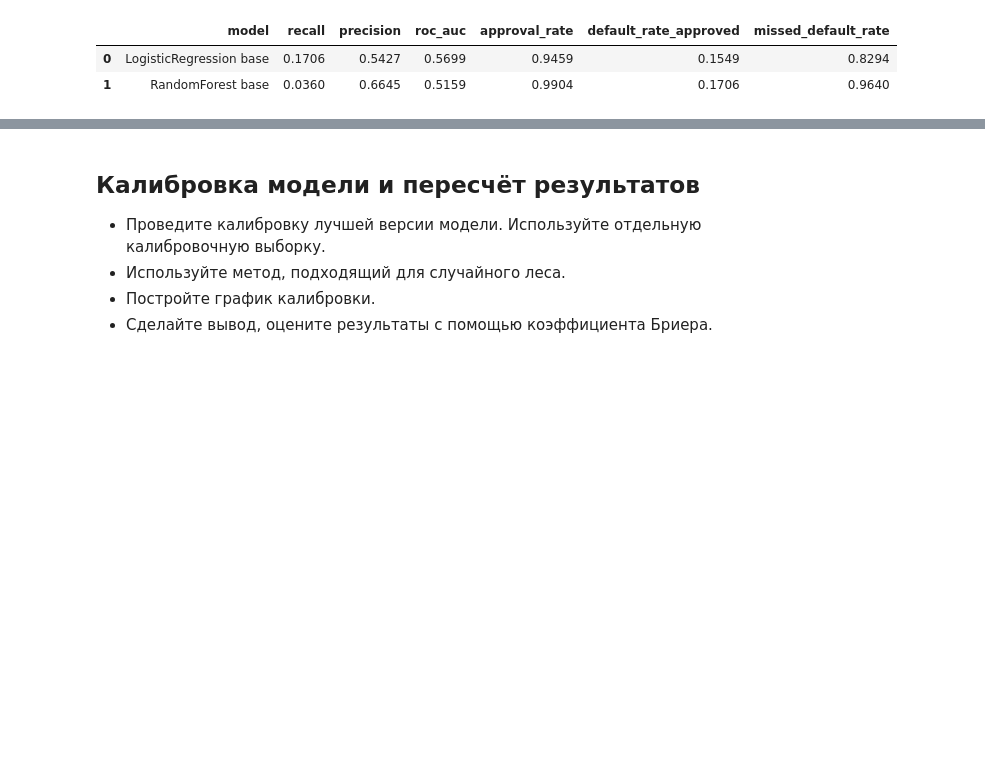
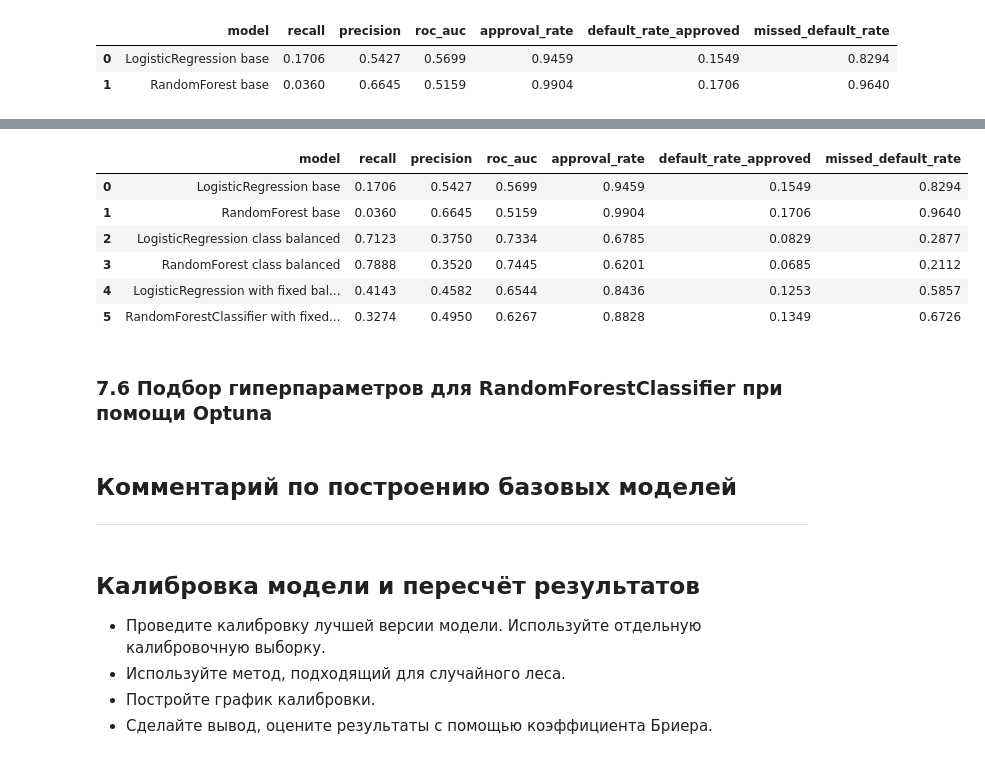
Before and after one commit to TemaQDX/sprint_15_project_behavioral_scoring, a Jupyter notebook: sprint_15_project_behavioral_scoring_Artem_Burov.ipynb, the cells around one changed output, grey strips where cells are left out. Drawn from its saved outputs; the diff is of its cells as text; code cells hidden in the pictures; blank space fills up the shorter version.

Commit message:
six base models done

```diff
--- a/sprint_15_project_behavioral_scoring_Artem_Burov.ipynb
+++ b/sprint_15_project_behavioral_scoring_Artem_Burov.ipynb
@@ -2177,7 +2181,7 @@ Pipeline(steps=[('preprocessor',
                  LogisticRegression(l1_ratio=0, max_iter=1000, n_jobs=-1,
                                     random_state=555))])
 # %%
-model_rfc = RandomForestClassifier(
+model_rfc_base = RandomForestClassifier(
     n_estimators=200,
     max_depth=7,
     min_samples_leaf=10,
@@ -2190,7 +2194,7 @@ model_rfc = RandomForestClassifier(
 pipeline_rfc_base = Pipeline(
     steps=[
         ('preprocessor', preprocessor),
-        ('model', model_rfc)
+        ('model', model_rfc_base)
     ]
 )
 
@@ -2259,0 +2414,14 @@ df_results
+# %%
+cv_results_lr_with_fixed_balance = cross_validate(
+    estimator=pipeline_lr_with_fixed_imbalance,
+    X=X_train_val,
+    y=y_train_val,
+    cv=gts,
+    groups=groups,
+    scoring=scorers,
+    return_train_score=False,
+    n_jobs=-1
+)
+
+df_results = update_metrics_df(metrics_dict=cv_results_lr_with_fixed_balance, model_name='LogisticRegression with fixed balance', df_in=df_results)
+df_results
@@ -2259,0 +2435,12 @@ df_results
+# %%
+pipeline_rfc_with_fixed_imbalance = ImbPipeline(
+    steps=[
+        ('lgsq', log_sqrt_transformer),
+        ('column_transform', column_transform),
+        ('smote', SMOTE(sampling_strategy=0.3, random_state=RANDOM_SEED)),                  # увеличиваем миноритарный класс до 30% от мажоритарного
+        ('under', RandomUnderSampler(sampling_strategy=0.5, random_state=RANDOM_SEED)),     # затем уменьшаем мажоритарный, чтобы итоговый баланс был примерно 1:1
+        ('model_lr_base', model_rfc_base)
+    ]
+)
+
+pipeline_rfc_with_fixed_imbalance
@@ -2260,3 +2465,30 @@ df_results
+# %%
+cv_results_rfc_with_fixed_balance = cross_validate(
+    estimator=pipeline_rfc_with_fixed_imbalance,
+    X=X_train_val,
+    y=y_train_val,
+    cv=gts,
+    groups=groups,
+    scoring=scorers,
+    return_train_score=False,
+    n_jobs=-1
+)
+
+df_results = update_metrics_df(metrics_dict=cv_results_rfc_with_fixed_balance, model_name='RandomForestClassifier with fixed balance', df_in=df_results)
+df_results
+# %% [output]
+|  | model | recall | precision | roc_auc | approval_rate | default_rate_approved | missed_default_rate |
+| 0 | LogisticRegression base | 0.1706 | 0.5427 | 0.5699 | 0.9459 | 0.1549 | 0.8294 |
+| 1 | RandomForest base | 0.0360 | 0.6645 | 0.5159 | 0.9904 | 0.1706 | 0.9640 |
+| 2 | LogisticRegression class balanced | 0.7123 | 0.3750 | 0.7334 | 0.6785 | 0.0829 | 0.2877 |
+| 3 | RandomForest class balanced | 0.7888 | 0.3520 | 0.7445 | 0.6201 | 0.0685 | 0.2112 |
+| 4 | LogisticRegression with fixed bal... | 0.4143 | 0.4582 | 0.6544 | 0.8436 | 0.1253 | 0.5857 |
+| 5 | RandomForestClassifier with fixed... | 0.3274 | 0.4950 | 0.6267 | 0.8828 | 0.1349 | 0.6726 |
+# %% [markdown]
+### 7.6 Подбор гиперпараметров для RandomForestClassifier при помощи Optuna
+# %% [markdown]
+## Комментарий по построению базовых моделей
+---
 # %% [markdown]
 ## Калибровка модели и пересчёт результатов
 
```
Also changed, not shown: parts of 14 cells of this notebook.
